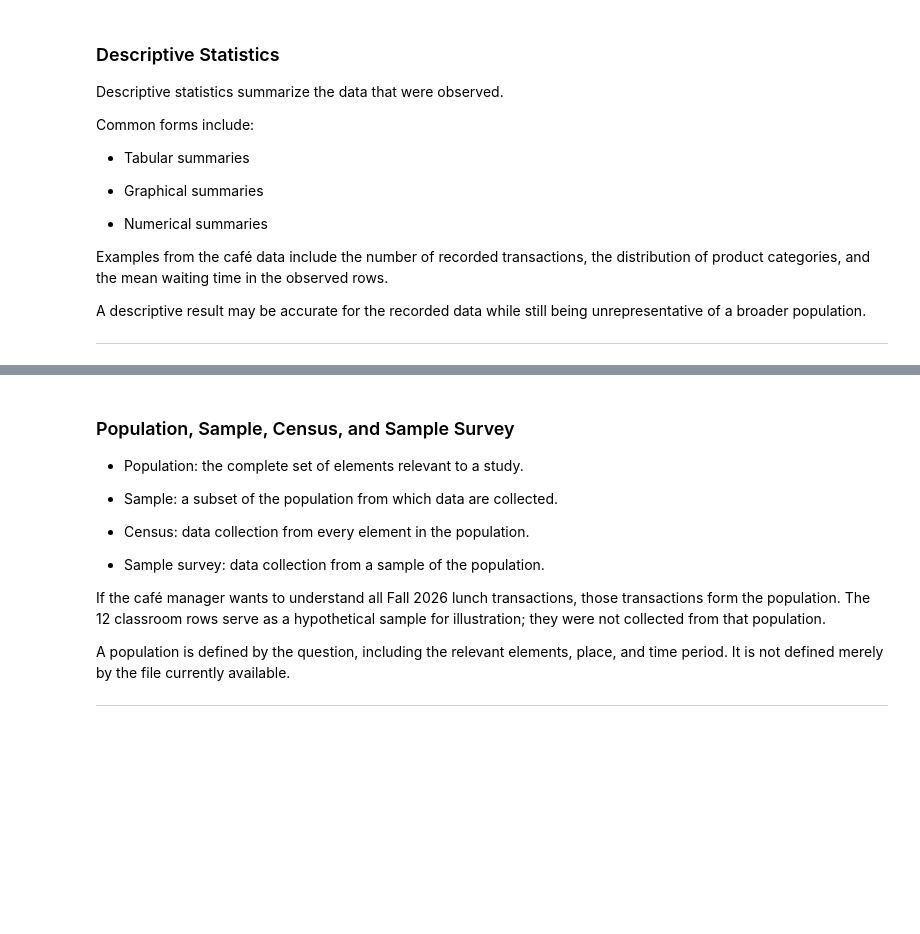
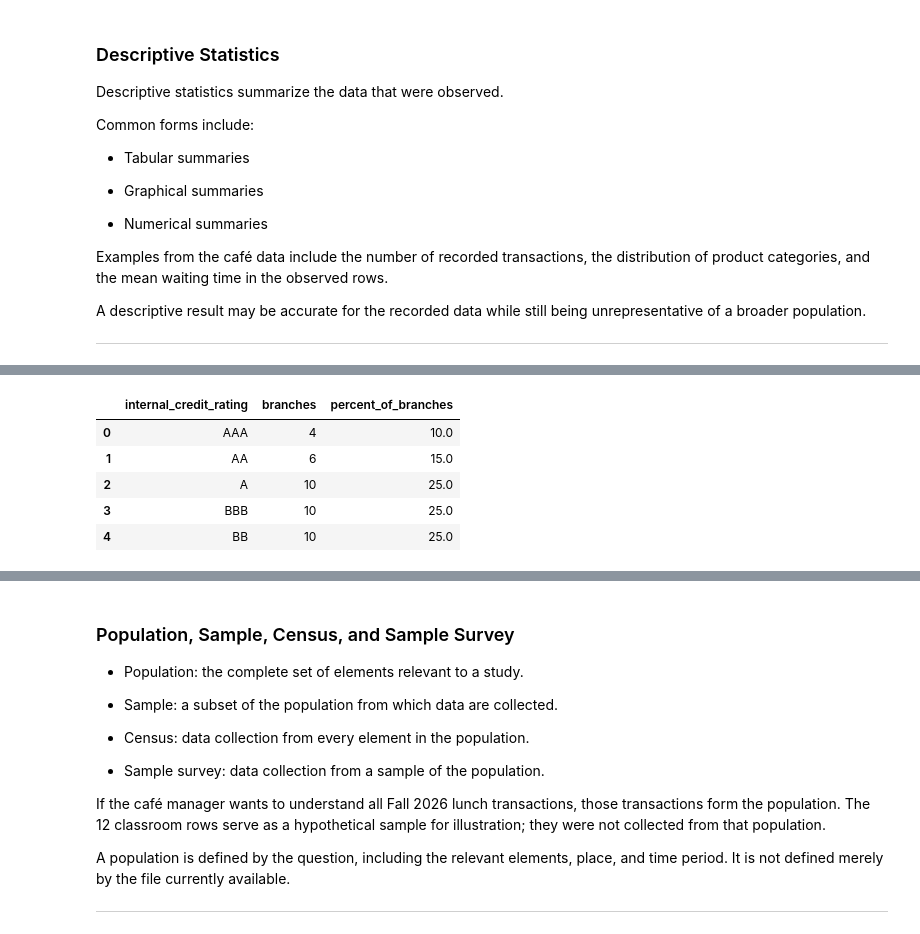
Before and after one commit to DROMCA/Business-Statistics, a Jupyter notebook: GBU 2301/lectures/week_01/w01_course_intro_and_data.ipynb, the cells around one changed output, grey strips where cells are left out. Cells and saved outputs as stored; diff of their text form; code cells hidden in the pictures; blank space fills up the shorter version.

```diff
--- a/GBU 2301/lectures/week_01/w01_course_intro_and_data.ipynb
+++ b/GBU 2301/lectures/week_01/w01_course_intro_and_data.ipynb
@@ -496,0 +503,24 @@ A descriptive result may be accurate for the recorded data while still being unr
+# %%
+bank = pd.read_excel("../../datasets/BankBranchMonthly.xlsx", sheet_name="BranchMonthly")
+branch_profiles = bank.drop_duplicates("branch_id")
+rating_order = ["AAA", "AA", "A", "BBB", "BB"]
+
+rating_summary = (
+    branch_profiles["internal_credit_rating"]
+    .value_counts()
+    .reindex(rating_order, fill_value=0)
+    .rename_axis("internal_credit_rating")
+    .reset_index(name="branches")
+)
+rating_summary["percent_of_branches"] = (
+    100 * rating_summary["branches"] / rating_summary["branches"].sum()
+).round(1)
+
+display(rating_summary)
+# %% [output]
+|  | internal_credit_rating | branches | percent_of_branches |
+| 0 | AAA | 4 | 10.0 |
+| 1 | AA | 6 | 15.0 |
+| 2 | A | 10 | 25.0 |
+| 3 | BBB | 10 | 25.0 |
+| 4 | BB | 10 | 25.0 |
```
Also changed, not shown: parts of 5 cells of this notebook, 3 other files.
